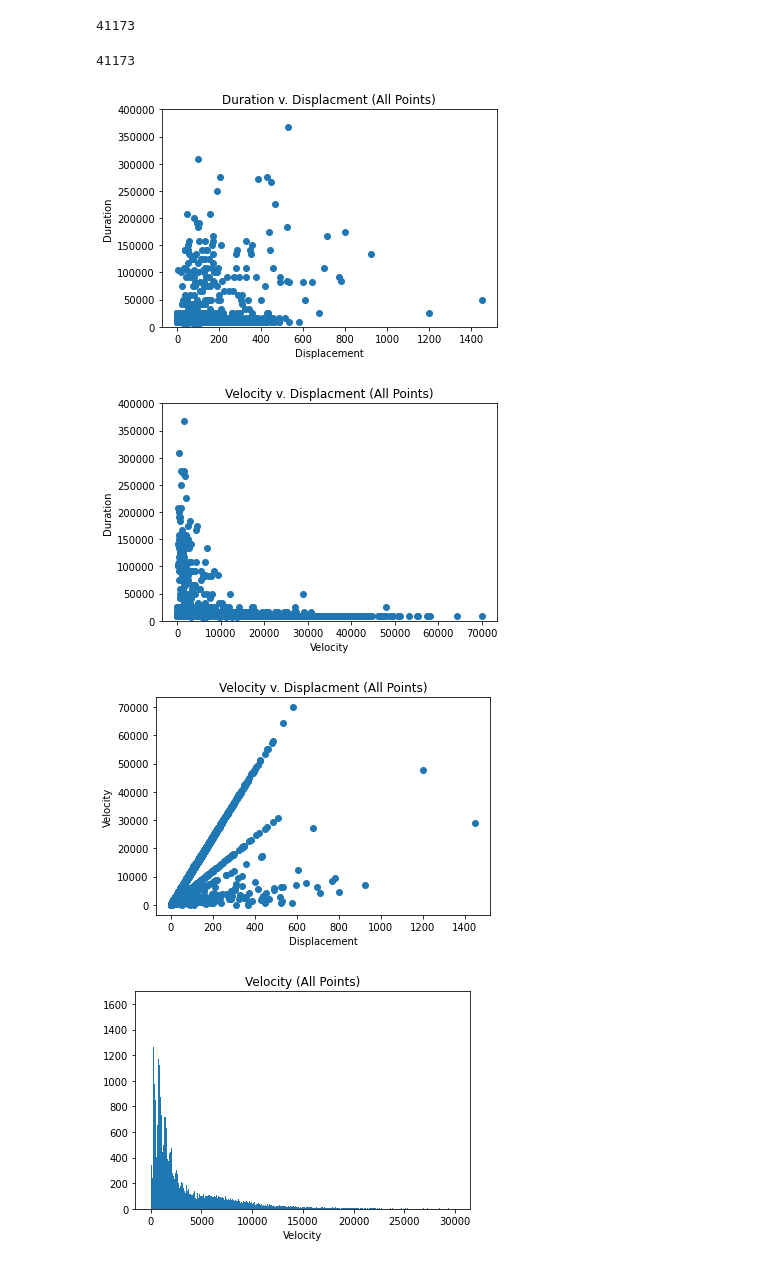
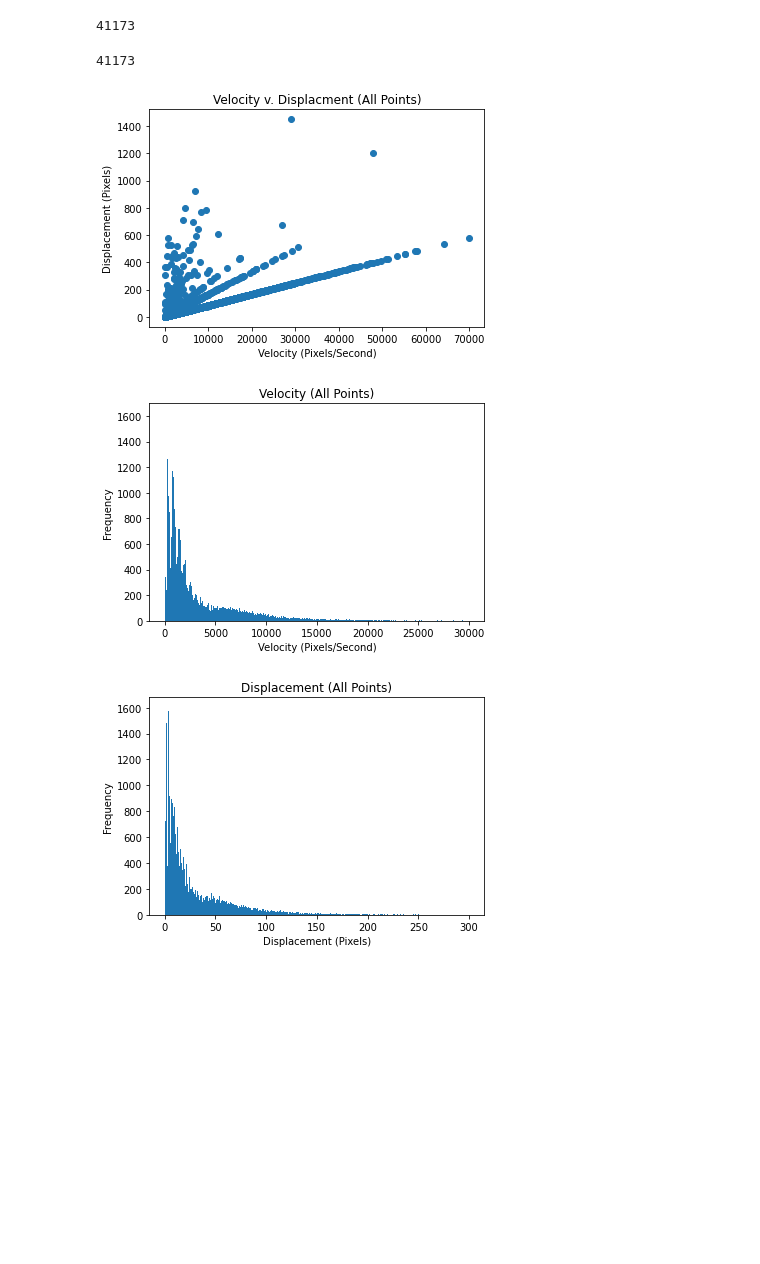
Before and after one commit to Josef733/eyetracker, a Jupyter notebook: Algorithms.ipynb, the cells around one changed output. Saved outputs shown, nothing was run; the diff lists cells and outputs as text; code cells hidden in the pictures; blank space fills up the shorter version.

```diff
--- a/Algorithms.ipynb
+++ b/Algorithms.ipynb
@@ -49,10 +49,12 @@ test = pd.read_csv("data\Participant"+ zeros*'0' + str(participant) + ".tsv",sep
 x_val3 = test.iloc[:, 39:40].values
 y_val3 = test.iloc[:, 40:41].values
 t_stamps3 = test.iloc[:, 0:1].values
+f_type3 = test.iloc[:, 79:80].values
 
 x_val2 = np.array(x_val3).sum(axis=1)
 y_val2 = np.array(y_val3).sum(axis=1)
 t_stamps2 = np.array(t_stamps3).sum(axis=1)
+f_type2 = np.array(f_type3).sum(axis=1)
 
 #print(x_val2[6])
 #print(y_val2[6])
@@ -63,6 +65,7 @@ print(len(t_stamps2))
 x_val = []
 y_val = []
 t_stamps = []
+f_type = []
 
 for i in range(len(x_val2)):
     if math.isnan(x_val2[i]):
@@ -72,7 +75,8 @@ for i in range(len(x_val2)):
     else:
         x_val.append(x_val2[i])
         y_val.append(y_val2[i])
-        t_stamps.append(t_stamps2[i])
+        t_stamps.append(t_stamps2[i]/1000000)
+        f_type.append(f_type2[i])
 
 print(len(x_val))
 print(len(y_val))
@@ -132,48 +136,54 @@ print(len(point_disp))
 # %%
 #Velocity
 
 point_velo = []
 
 for i in range(len(point_disp)):
 
-    point_velo.append(point_disp[i]/(duration_diff[i]/1000000))
+    point_velo.append(point_disp[i]/(duration_diff[i]))
 
 print(len(point_velo))
 
-plt.scatter(point_disp,duration_diff)
-plt.xlabel("Displacement")
-plt.ylim(0, 400000)
+#plt.scatter(point_disp,duration_diff)
+#plt.xlabel("Displacement")
+#plt.ylim(0, 1)
 #plt.xlim(0, 3.5)
-plt.ylabel("Duration")
-plt.title("Duration v. Displacment (All Points)")
+#plt.ylabel("Duration")
+#plt.title("Duration v. Displacment (All Points)")
 #plt.savefig("Fixations_feat_velo")
-plt.show()
+#plt.show()
 
-plt.scatter(point_velo,duration_diff)
-plt.xlabel("Velocity")
-plt.ylim(0, 400000)
+#plt.scatter(point_velo,duration_diff)
+#plt.xlabel("Velocity")
+#plt.ylim(0, 1)
 #plt.xlim(0, 3.5)
-plt.ylabel("Duration")
-plt.title("Velocity v. Displacment (All Points)")
+#plt.ylabel("Duration")
+#plt.title("Velocity v. Displacment (All Points)")
 #plt.savefig("Fixations_feat_velo")
-plt.show()
+#plt.show()
 
-plt.scatter(point_disp,point_velo)
-plt.ylabel("Velocity")
+plt.scatter(point_velo,point_disp)
+plt.xlabel("Velocity (Pixels/Second)")
+plt.ylabel("Displacement (Pixels)")
 #plt.ylim(0, 400000)
 #plt.xlim(0, 3.5)
-plt.xlabel("Displacement")
 plt.title("Velocity v. Displacment (All Points)")
 #plt.savefig("Fixations_feat_velo")
 plt.show()
 
 plt.hist(point_velo,500,range=[0,30000])
 plt.title("Velocity (All Points)")
-plt.xlabel("Velocity")
+plt.xlabel("Velocity (Pixels/Second)")
+plt.ylabel("Frequency")
 plt.show()
+
+plt.hist(point_disp,500,range=[0,300])
+plt.title("Displacement (All Points)")
+plt.xlabel("Displacement (Pixels)")
+plt.ylabel("Frequency")
+plt.show()
 # %% [output]
 41173
-[figure, old version]
+[figure, new version]
-[figure, old version]
+[figure, new version]
-[figure, old version]
+[figure, new version]
-[figure, removed]
```
Also changed, not shown: parts of 10 cells of this notebook, 1 other file.
